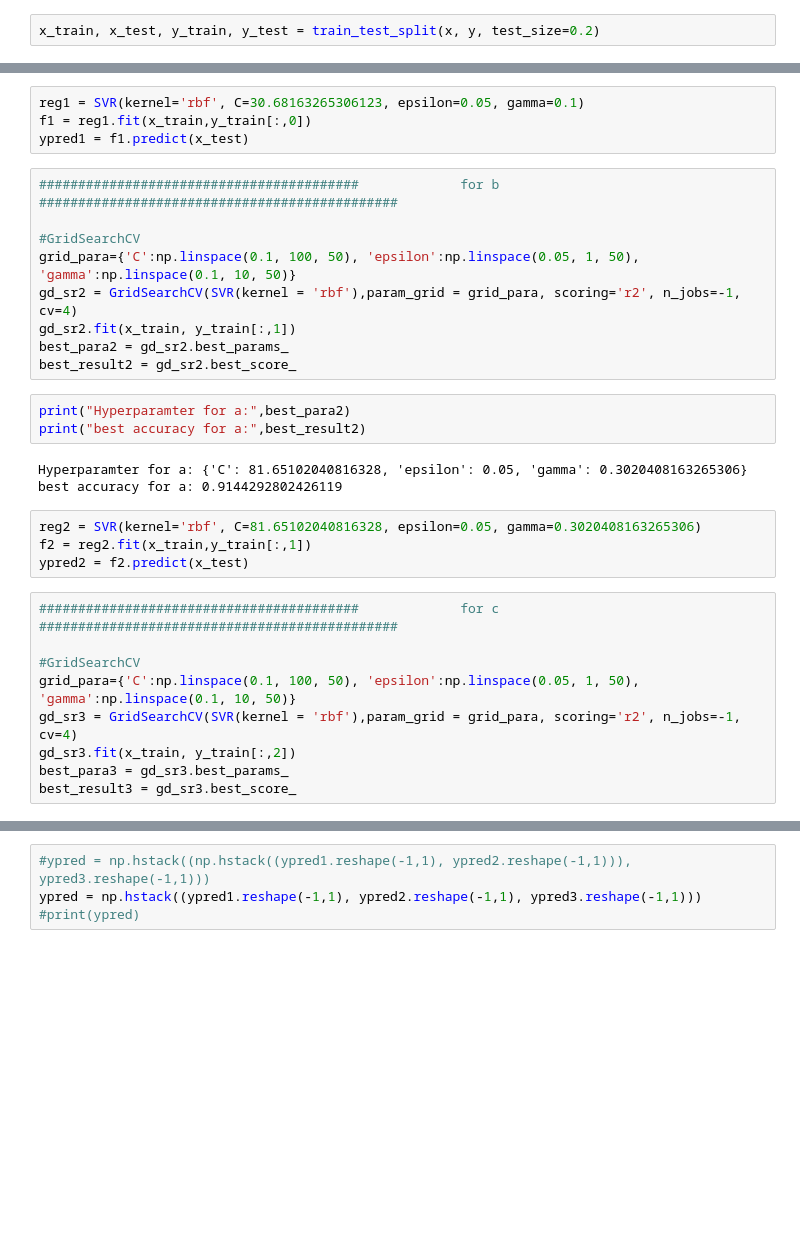
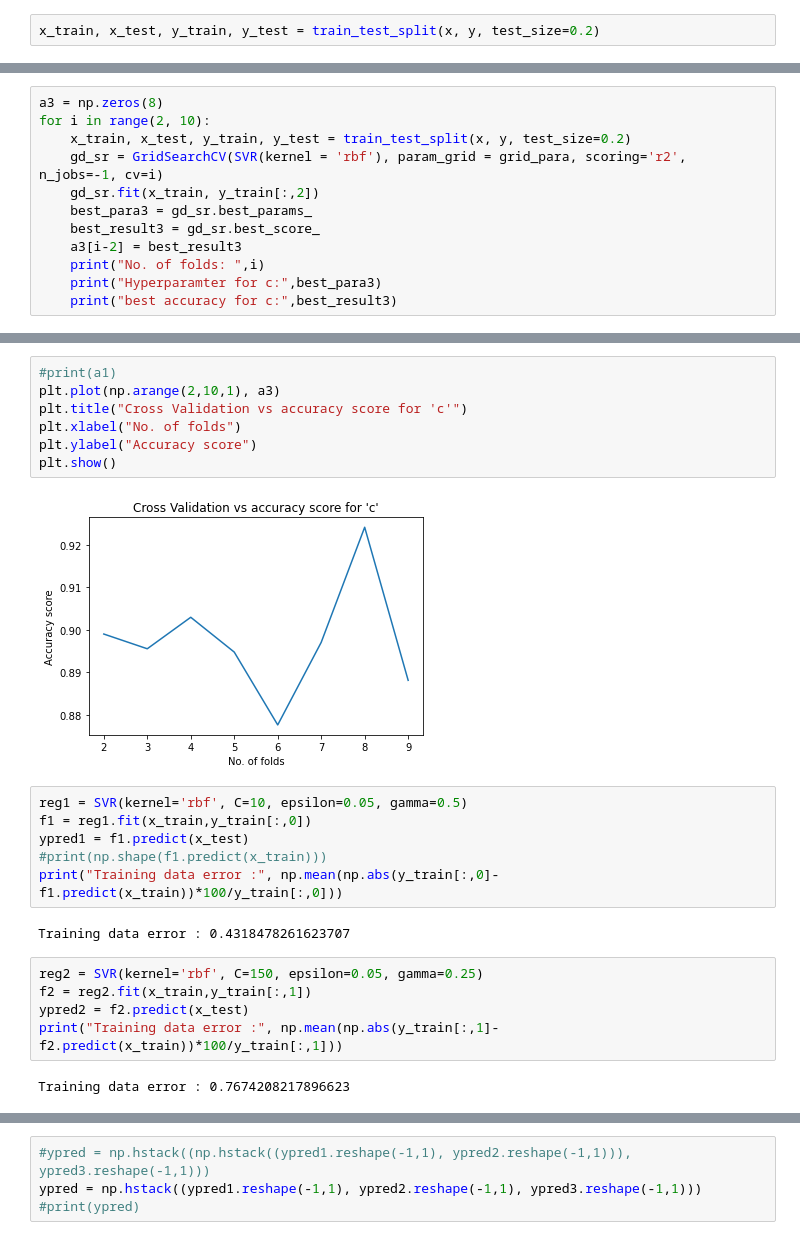
Before and after one commit to Shashank249/ML-project, a Jupyter notebook: ortho_final.ipynb, the cells around one changed output, grey strips where cells are left out. Drawn from its saved outputs; the diff is of its cells as text; blank space fills up the shorter version.

```diff
--- a/ortho_final.ipynb
+++ b/ortho_final.ipynb
@@ -32,0 +114,12 @@ best accuracy for a: 0.9221348380081914
+# %%
+a3 = np.zeros(8)
+for i in range(2, 10):
+    x_train, x_test, y_train, y_test = train_test_split(x, y, test_size=0.2)
+    gd_sr = GridSearchCV(SVR(kernel = 'rbf'), param_grid = grid_para, scoring='r2', n_jobs=-1, cv=i)
+    gd_sr.fit(x_train, y_train[:,2])
+    best_para3 = gd_sr.best_params_
+    best_result3 = gd_sr.best_score_
+    a3[i-2] = best_result3
+    print("No. of folds: ",i)
+    print("Hyperparamter for c:",best_para3)
+    print("best accuracy for c:",best_result3)
@@ -33,32 +144,24 @@ best accuracy for a: 0.9221348380081914
+# %%
+#print(a1)
+plt.plot(np.arange(2,10,1), a3)
+plt.title("Cross Validation vs accuracy score for 'c'")
+plt.xlabel("No. of folds")
+plt.ylabel("Accuracy score")
+plt.show()
+# %% [output]
+[figure, added]
 # %%
-reg1 = SVR(kernel='rbf', C=30.68163265306123, epsilon=0.05, gamma=0.1)
+reg1 = SVR(kernel='rbf', C=10, epsilon=0.05, gamma=0.5)
 f1 = reg1.fit(x_train,y_train[:,0])
 ypred1 = f1.predict(x_test)
+#print(np.shape(f1.predict(x_train)))
+print("Training data error :", np.mean(np.abs(y_train[:,0]-f1.predict(x_train))*100/y_train[:,0]))
+# %% [output]
+Training data error : 0.4318478261623707
-# %%
-#########################################             for b           ##############################################
-
-#GridSearchCV
-grid_para={'C':np.linspace(0.1, 100, 50), 'epsilon':np.linspace(0.05, 1, 50), 'gamma':np.linspace(0.1, 10, 50)}
-gd_sr2 = GridSearchCV(SVR(kernel = 'rbf'),param_grid = grid_para, scoring='r2', n_jobs=-1, cv=4)
-gd_sr2.fit(x_train, y_train[:,1])
-best_para2 = gd_sr2.best_params_
-best_result2 = gd_sr2.best_score_
-# %%
-print("Hyperparamter for a:",best_para2)
-print("best accuracy for a:",best_result2)
-# %% [output]
-Hyperparamter for a: {'C': 81.65102040816328, 'epsilon': 0.05, 'gamma': 0.3020408163265306}
-best accuracy for a: 0.9144292802426119
 # %%
-reg2 = SVR(kernel='rbf', C=81.65102040816328, epsilon=0.05, gamma=0.3020408163265306)
+reg2 = SVR(kernel='rbf', C=150, epsilon=0.05, gamma=0.25)
 f2 = reg2.fit(x_train,y_train[:,1])
 ypred2 = f2.predict(x_test)
+print("Training data error :", np.mean(np.abs(y_train[:,1]-f2.predict(x_train))*100/y_train[:,1]))
+# %% [output]
+Training data error : 0.7674208217896623
-# %%
-#########################################             for c           ##############################################
-
-#GridSearchCV
-grid_para={'C':np.linspace(0.1, 100, 50), 'epsilon':np.linspace(0.05, 1, 50), 'gamma':np.linspace(0.1, 10, 50)}
-gd_sr3 = GridSearchCV(SVR(kernel = 'rbf'),param_grid = grid_para, scoring='r2', n_jobs=-1, cv=4)
-gd_sr3.fit(x_train, y_train[:,2])
-best_para3 = gd_sr3.best_params_
-best_result3 = gd_sr3.best_score_
```
Also changed, not shown: parts of 23 cells of this notebook.
